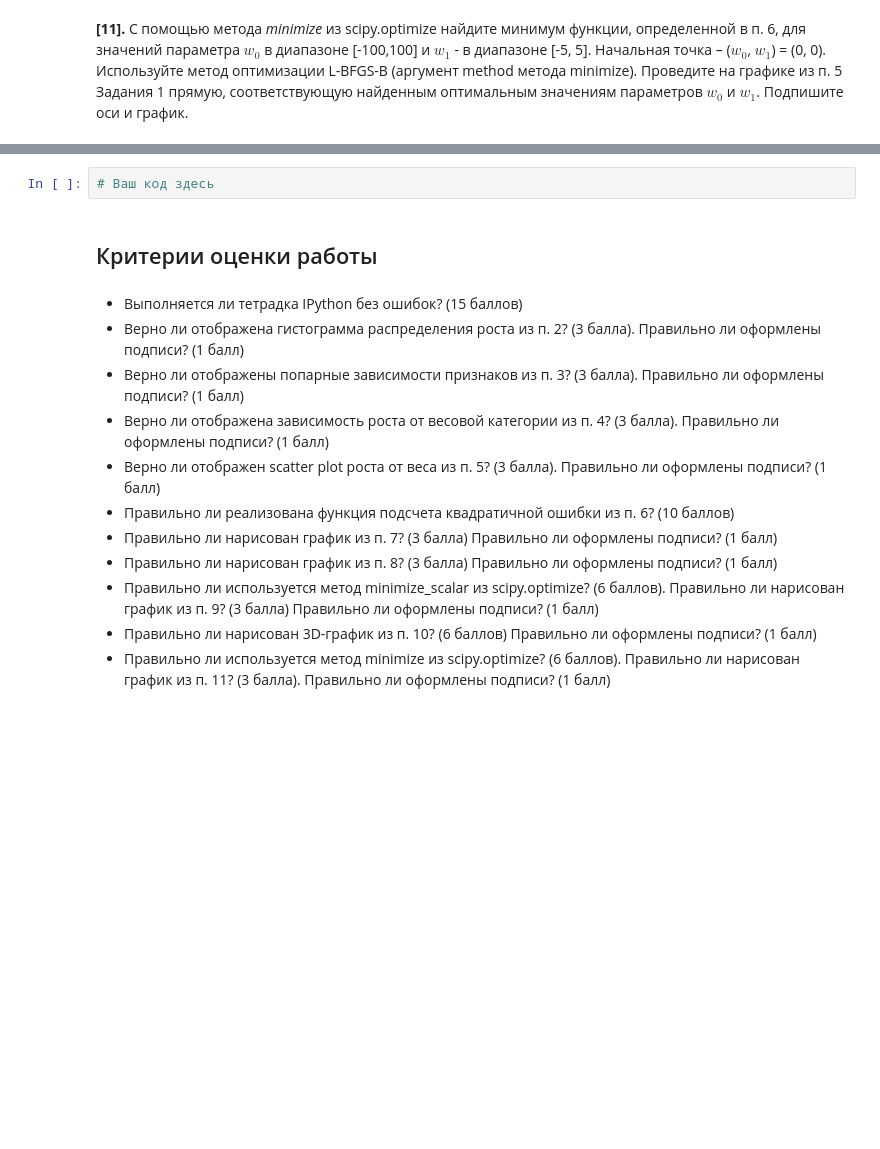
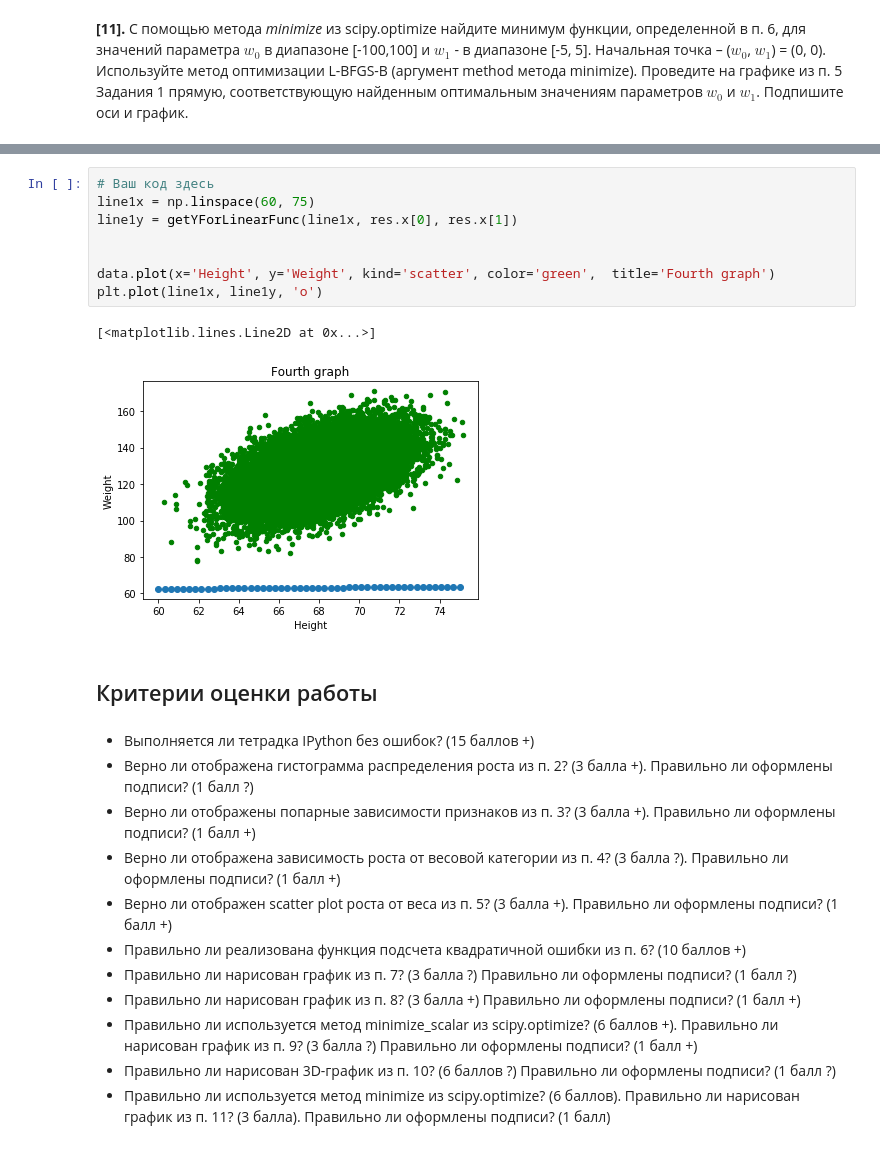
Before and after one commit to 7kia/MachineLearning, a Jupyter notebook: 1_linear_regression_task/peer_review_linreg_height_weight.ipynb, the cells around one changed output, grey strips where cells are left out. Drawn from its saved outputs; the diff is of its cells as text; blank space fills up the shorter version.

```diff
--- a/1_linear_regression_task/peer_review_linreg_height_weight.ipynb
+++ b/1_linear_regression_task/peer_review_linreg_height_weight.ipynb
@@ -310,16 +320,25 @@ ValueError: operands could not be broadcast together with shapes (2,) (10,)
-# %%
-# Ваш код здесь
+# %%
+# Ваш код здесь
+line1x = np.linspace(60, 75)
+line1y = getYForLinearFunc(line1x, res.x[0], res.x[1])
+
+
+data.plot(x='Height', y='Weight', kind='scatter', color='green',  title='Fourth graph')
+plt.plot(line1x, line1y, 'o')
+# %% [output]
+[<matplotlib.lines.Line2D at 0x...>]
+[figure, added]
 # %% [markdown]
 ## Критерии оценки работы
 # %% [markdown]
-- Выполняется ли тетрадка IPython без ошибок? (15 баллов)
-- Верно ли отображена гистограмма распределения роста из п. 2? (3 балла). Правильно ли оформлены подписи? (1 балл)
-- Верно ли отображены попарные зависимости признаков из п. 3? (3 балла). Правильно ли оформлены подписи? (1 балл)
-- Верно ли отображена зависимость роста от весовой категории из п. 4? (3 балла). Правильно ли оформлены подписи? (1 балл)
-- Верно ли отображен scatter plot роста от веса из п. 5? (3 балла). Правильно ли оформлены подписи? (1 балл)
-- Правильно ли реализована функция подсчета квадратичной ошибки из п. 6? (10 баллов)
-- Правильно ли нарисован график из п. 7? (3 балла) Правильно ли оформлены подписи? (1 балл)
-- Правильно ли нарисован график из п. 8? (3 балла) Правильно ли оформлены подписи? (1 балл)
-- Правильно ли используется метод minimize\_scalar из scipy.optimize? (6 баллов). Правильно ли нарисован график из п. 9? (3 балла) Правильно ли оформлены подписи? (1 балл)
-- Правильно ли нарисован 3D-график из п. 10? (6 баллов) Правильно ли оформлены подписи? (1 балл)
+- Выполняется ли тетрадка IPython без ошибок? (15 баллов +)
+- Верно ли отображена гистограмма распределения роста из п. 2? (3 балла +). Правильно ли оформлены подписи? (1 балл ?)
+- Верно ли отображены попарные зависимости признаков из п. 3? (3 балла +). Правильно ли оформлены подписи? (1 балл +)
+- Верно ли отображена зависимость роста от весовой категории из п. 4? (3 балла ?). Правильно ли оформлены подписи? (1 балл +)
+- Верно ли отображен scatter plot роста от веса из п. 5? (3 балла +). Правильно ли оформлены подписи? (1 балл +)
+- Правильно ли реализована функция подсчета квадратичной ошибки из п. 6? (10 баллов +)
+- Правильно ли нарисован график из п. 7? (3 балла ?) Правильно ли оформлены подписи? (1 балл ?)
+- Правильно ли нарисован график из п. 8? (3 балла +) Правильно ли оформлены подписи? (1 балл +)
+- Правильно ли используется метод minimize\_scalar из scipy.optimize? (6 баллов +). Правильно ли нарисован график из п. 9? (3 балла ?) Правильно ли оформлены подписи? (1 балл +)
+- Правильно ли нарисован 3D-график из п. 10? (6 баллов ?) Правильно ли оформлены подписи? (1 балл ?)
 - Правильно ли используется метод minimize из scipy.optimize? (6 баллов). Правильно ли нарисован график из п. 11? (3 балла). Правильно ли оформлены подписи? (1 балл)
```
Also changed, not shown: parts of 11 cells of this notebook.
